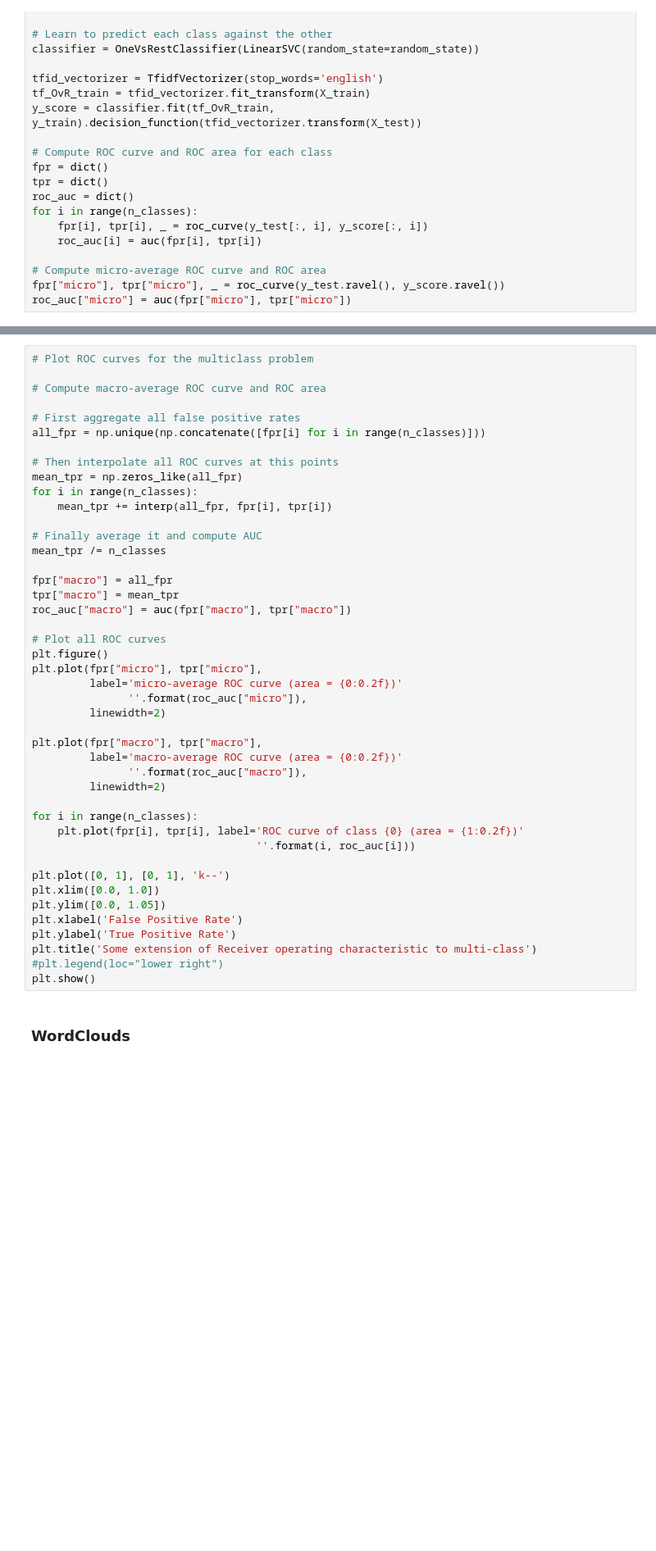
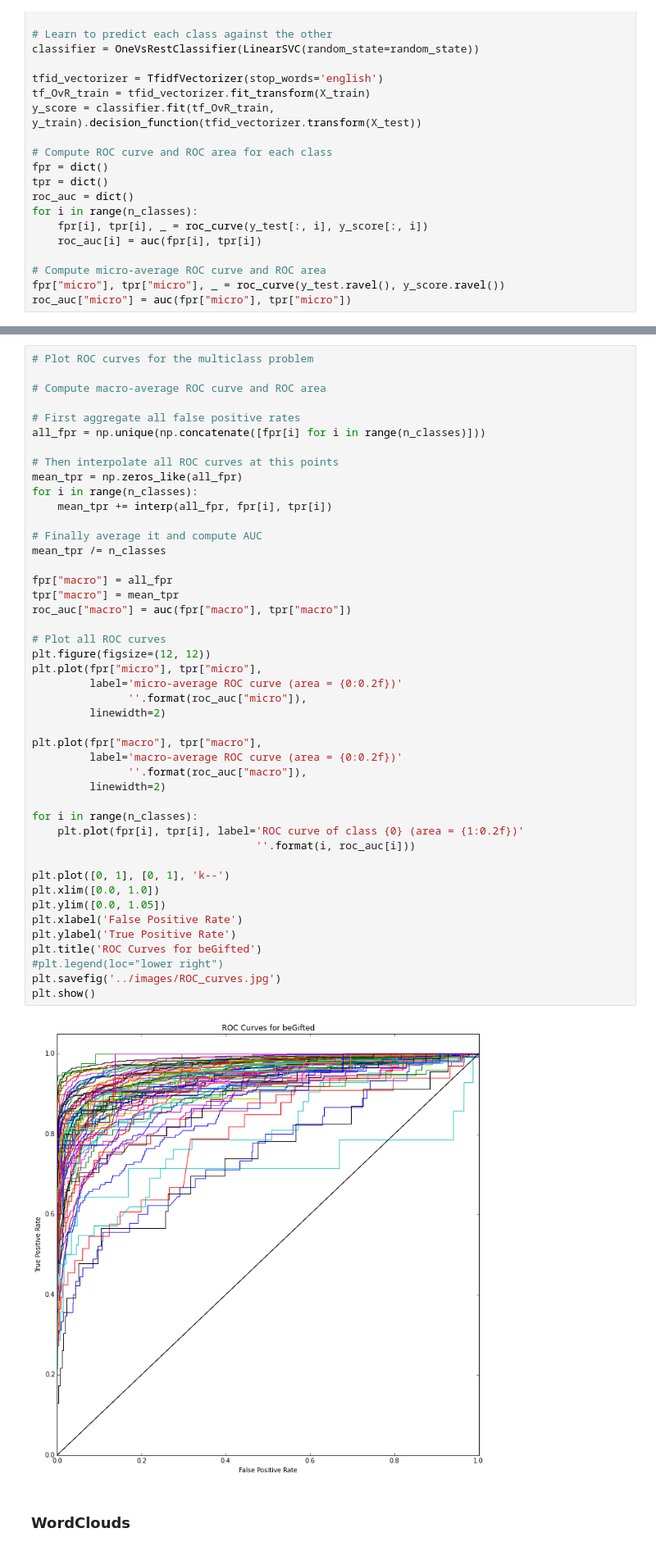
Before and after one commit to kimyenn/beGifted, a Jupyter notebook: notebooks/Data_Modelling.ipynb, the cells around one changed output, grey strips where cells are left out. Shown at 82% size. Saved outputs shown, nothing was run; the diff lists cells and outputs as text; blank space fills up the shorter version.

```diff
--- a/notebooks/Data_Modelling.ipynb
+++ b/notebooks/Data_Modelling.ipynb
@@ -1054,35 +919,38 @@ for i in range(n_classes):
 
 # Finally average it and compute AUC
 mean_tpr /= n_classes
 
 fpr["macro"] = all_fpr
 tpr["macro"] = mean_tpr
 roc_auc["macro"] = auc(fpr["macro"], tpr["macro"])
 
 # Plot all ROC curves
-plt.figure()
+plt.figure(figsize=(12, 12))
 plt.plot(fpr["micro"], tpr["micro"],
          label='micro-average ROC curve (area = {0:0.2f})'
                ''.format(roc_auc["micro"]),
          linewidth=2)
 
 plt.plot(fpr["macro"], tpr["macro"],
          label='macro-average ROC curve (area = {0:0.2f})'
                ''.format(roc_auc["macro"]),
          linewidth=2)
 
 for i in range(n_classes):
     plt.plot(fpr[i], tpr[i], label='ROC curve of class {0} (area = {1:0.2f})'
                                    ''.format(i, roc_auc[i]))
 
 plt.plot([0, 1], [0, 1], 'k--')
 plt.xlim([0.0, 1.0])
 plt.ylim([0.0, 1.05])
 plt.xlabel('False Positive Rate')
 plt.ylabel('True Positive Rate')
-plt.title('Some extension of Receiver operating characteristic to multi-class')
+plt.title('ROC Curves for beGifted')
 #plt.legend(loc="lower right")
+plt.savefig('../images/ROC_curves.jpg')
 plt.show()
+# %% [output]
+[figure, added]
 # %% [markdown]
 ### WordClouds
 # %%
```
Also changed, not shown: parts of 34 cells of this notebook, 2 other files.
